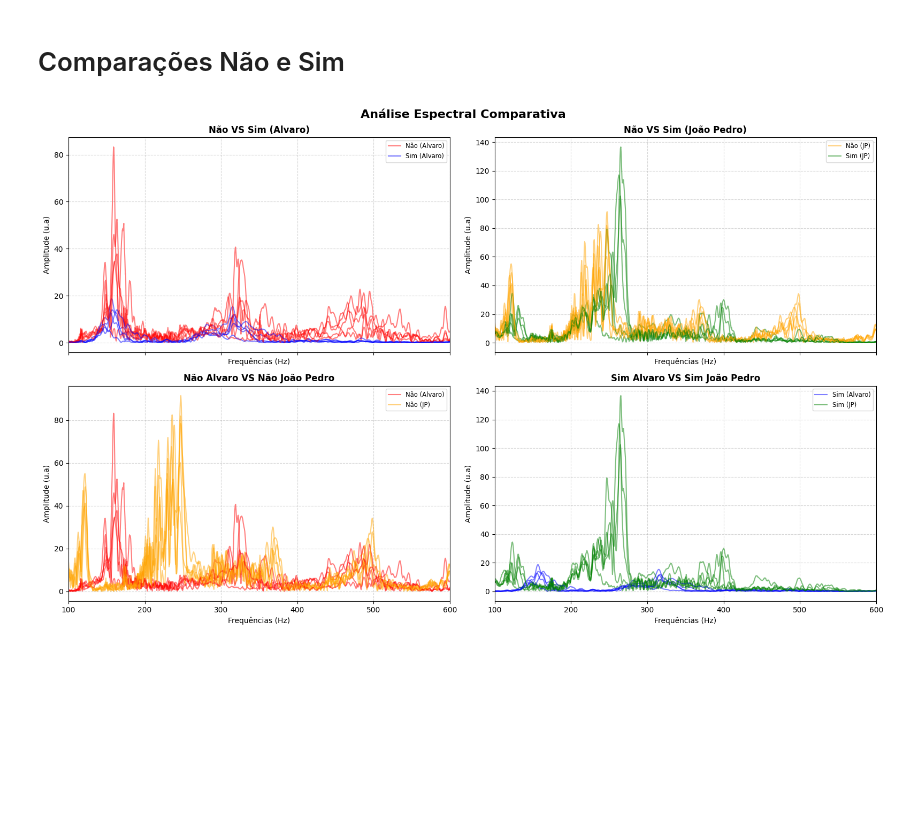
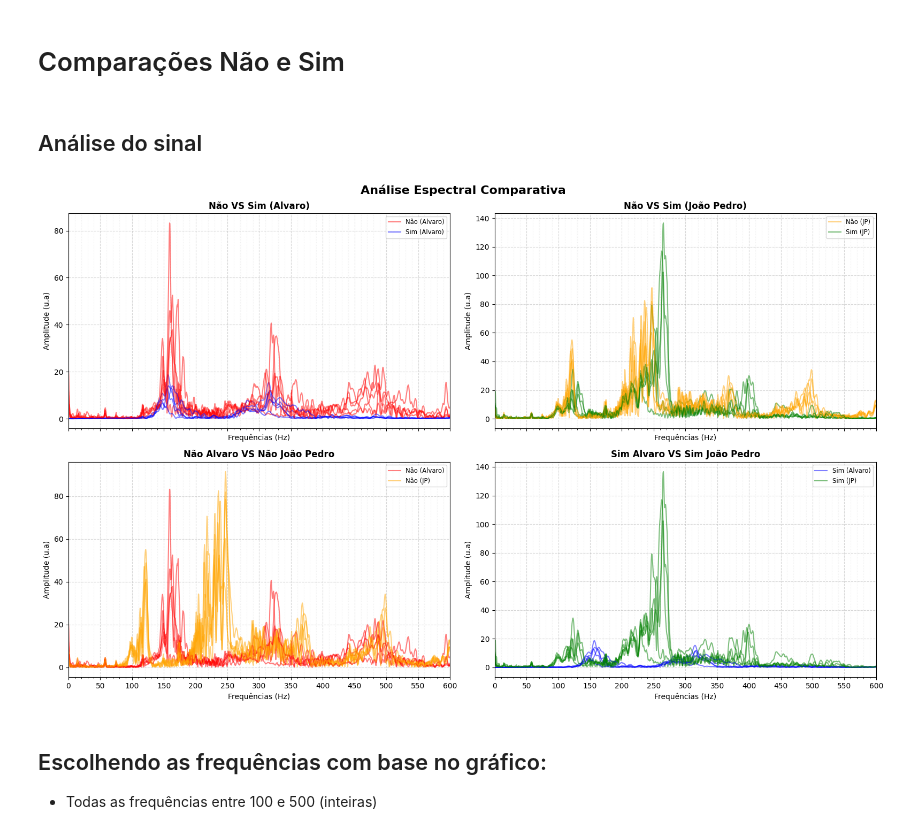
Before and after one commit to joaopedroFA/Redes-Neurais-Artificiais, a Jupyter notebook: experimentacao.ipynb, the cells around one changed output. Cells and saved outputs as stored; diff of their text form; code cells hidden in the pictures; blank space fills up the shorter version.

```diff
--- a/experimentacao.ipynb
+++ b/experimentacao.ipynb
@@ -2,48 +2,36 @@
 # Comparações Não e Sim
 # %%
 from analise_sinal import analiseEspectral
+# %% [markdown]
+## Análise do sinal
 # %%
+import numpy as np
 import matplotlib.pyplot as plt
+import pandas as pd
 
 # Parâmetros
 diretorioArquivo = "audios_cortados"
 frequenciadeCorte = 600
 amostras = 10
 
-todos_picos_nao_alv = []
-todos_picos_sim_alv = []
-todos_picos_nao_jp = []
-todos_picos_sim_jp = []
-
-
 fig, axs = plt.subplots(2, 2, figsize=(16, 10), sharex=True)
 
 for i in range(1, 6):
     try:
-
         nome_nao = f"nao_alv_{i}.m4a"
         f_n, amp_n = analiseEspectral.analiseporFourier(diretorioArquivo, nome_nao)
-        peaksFrequencias_naoAlvaro, peaksAmplitudes_naoAlvaro = analiseEspectral.selecionarPeaks(f_n, amp_n, frequenciadeCorte, amostras)
-        todos_picos_nao_alv.append((peaksFrequencias_naoAlvaro, peaksAmplitudes_naoAlvaro))
 
         nome_sim = f"sim_alv_{i}.m4a"
         f_s, amp_s = analiseEspectral.analiseporFourier(diretorioArquivo, nome_sim)
-        peaksFrequencias_simAlvaro, peaksAmplitudes_simAlvaro = analiseEspectral.selecionarPeaks(f_s, amp_s, frequenciadeCorte, amostras)
-        todos_picos_sim_alv.append((peaksFrequencias_simAlvaro, peaksAmplitudes_simAlvaro))
-
 
         jp_nao = f"nao_jp_{i}.m4a"
         f_n_jp, amp_n_jp = analiseEspectral.analiseporFourier(diretorioArquivo, jp_nao)
-        peaksFrequencias_naoJP, peaksAmplitudes_naoJP = analiseEspectral.selecionarPeaks(f_n_jp, amp_n_jp, frequenciadeCorte, amostras)
-        todos_picos_nao_jp.append((peaksFrequencias_naoJP, peaksAmplitudes_naoJP))
 
         jp_sim = f"sim_jp_{i}.m4a"
         f_s_jp, amp_s_jp = analiseEspectral.analiseporFourier(diretorioArquivo, jp_sim)
-        peaksFrequencias_simJP, peaksAmplitudes_simJP = analiseEspectral.selecionarPeaks(f_s_jp, amp_s_jp, frequenciadeCorte, amostras)
-        todos_picos_sim_jp.append((peaksFrequencias_simJP, peaksAmplitudes_simJP))
 
         # --- Plotagem nos Subplots Específicos ---
-        lbl_cond = (i == 1) # Condição para não duplicar legendas
+        lbl_cond = (i == 1)
 
         # 1. Linha 0, Coluna 0: Não Vs Sim de Alvaro
         axs[0, 0].plot(f_n, amp_n, color='red', alpha=0.5, label="Não (Alvaro)" if lbl_cond else "")
@@ -58,33 +46,45 @@ for i in range(1, 6):
         axs[1, 0].plot(f_n_jp, amp_n_jp, color='orange', alpha=0.5, label="Não (JP)" if lbl_cond else "")
 
         # 4. Linha 1, Coluna 1: Sim alvaro Vs Sim Joao Pedro
         axs[1, 1].plot(f_s, amp_s, color='blue', alpha=0.5, label="Sim (Alvaro)" if lbl_cond else "")
         axs[1, 1].plot(f_s_jp, amp_s_jp, color='green', alpha=0.5, label="Sim (JP)" if lbl_cond else "")
 
     except Exception as e:
         print(f"Erro no índice {i}: {e}")
 
 
 titulos = [
     ["Não VS Sim (Alvaro)", "Não VS Sim (João Pedro)"],
     ["Não Alvaro VS Não João Pedro", "Sim Alvaro VS Sim João Pedro"]
 ]
 
 
 for row in range(2):
     for col in range(2):
         ax = axs[row, col]
-        ax.set_xlim(100, frequenciadeCorte)
+
+        # 1. Ajustado para começar do 0 Hz até o limite de corte
+        ax.set_xlim(0, frequenciadeCorte)
+
+        # 2. Define os marcadores principais de 50 em 50 Hz (inteiros e legíveis)
+        ax.set_xticks(np.arange(0, frequenciadeCorte + 1, 50))
+
+        # 3. Opcional: adiciona pequenos tracinhos de 10 em 10 Hz sem poluir com texto
+        ax.set_xticks(np.arange(0, frequenciadeCorte + 1, 10), minor=True)
+
         ax.set_title(titulos[row][col], fontsize=12, fontweight='bold')
         ax.set_xlabel("Frequências (Hz)")
         ax.set_ylabel("Amplitude (u.a)")
         ax.legend(loc='upper right', fontsize='small')
         ax.grid(True, linestyle='--', alpha=0.5)
-
+        ax.grid(True, which='minor', linestyle=':', alpha=0.2) # Grid suave para os valores menores
 
 fig.suptitle("Análise Espectral Comparativa", fontsize=16, fontweight='bold', y=0.98)
 
 plt.tight_layout()
 plt.show()
 # %% [output]
-[figure, old version]
+[figure, new version]
+# %% [markdown]
+## Escolhendo as frequências com base no gráfico:
+- Todas as frequências entre 100 e 500 (inteiras)
```
Also changed, not shown: parts of 9 cells of this notebook, 3 other files.
